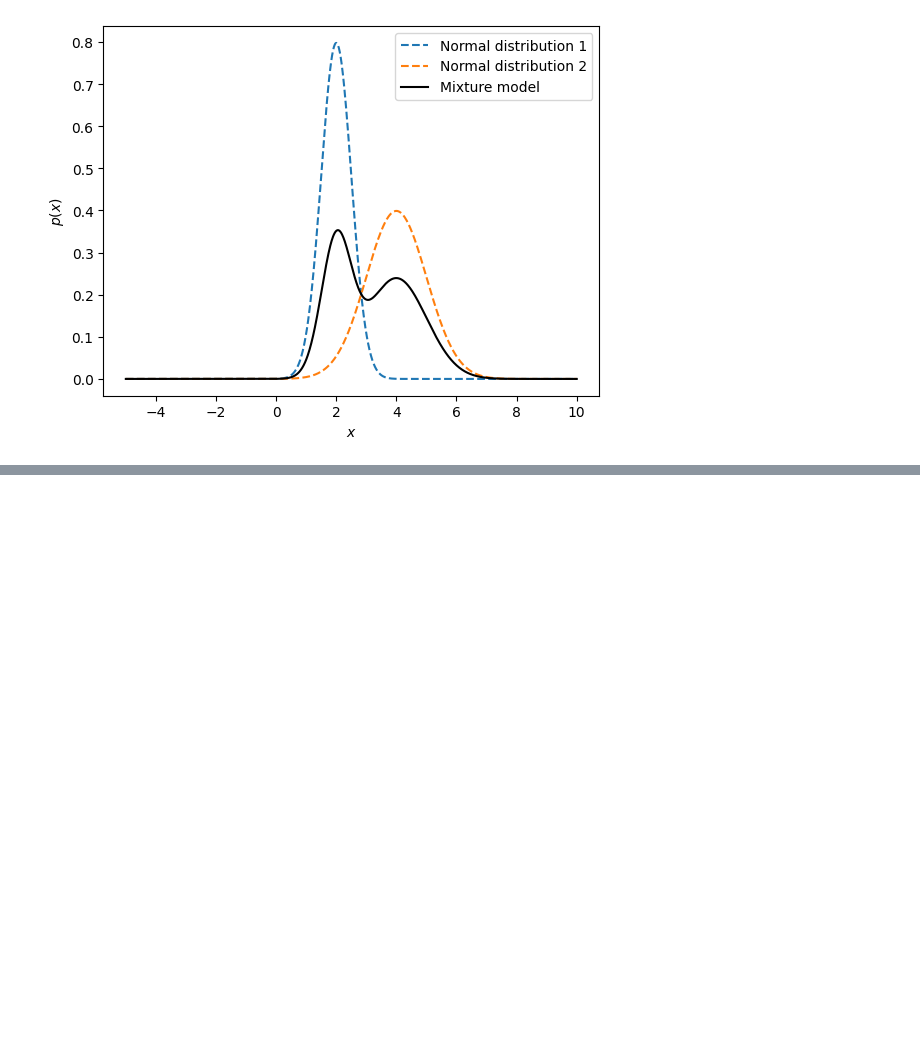
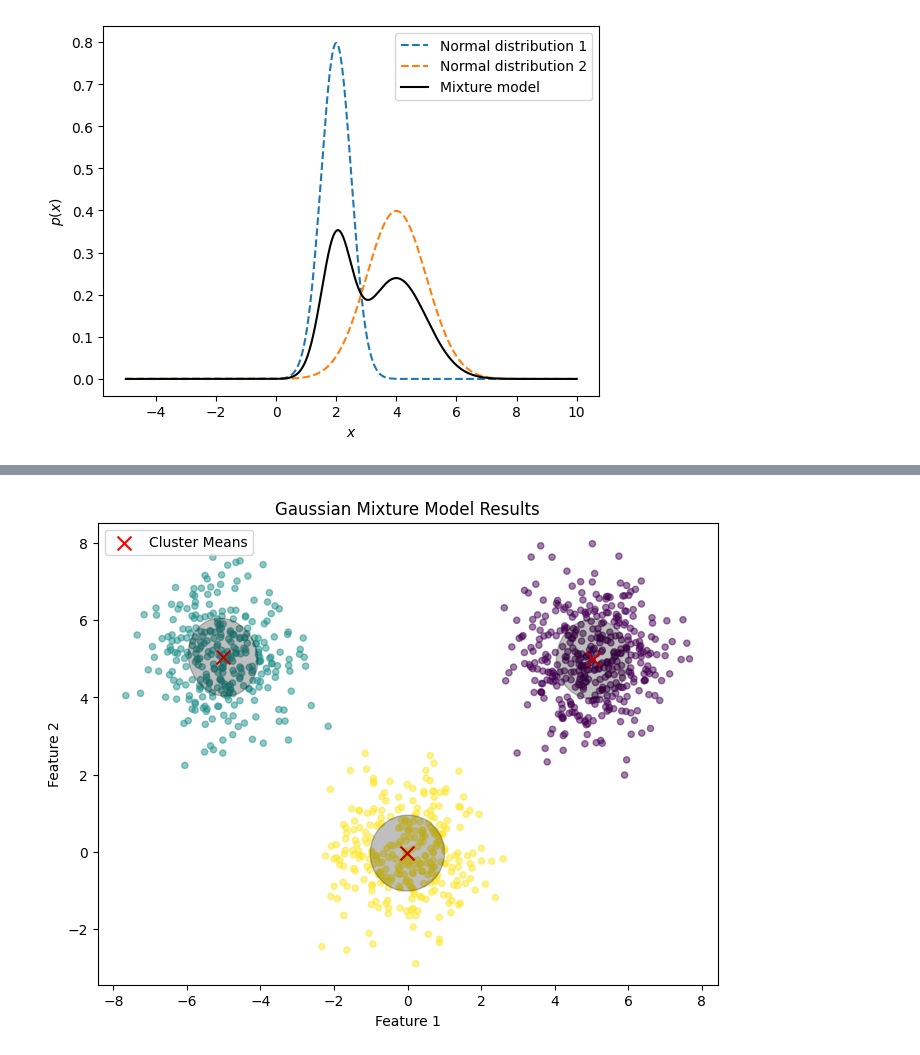
Before and after one commit to priyanshupriyank04/Gaussian_mixture_model, a Jupyter notebook: GMM.ipynb, the cells around one changed output, grey strips where cells are left out. Saved outputs shown, nothing was run; the diff lists cells and outputs as text; code cells hidden in the pictures; blank space fills up the shorter version.

```diff
--- a/GMM.ipynb
+++ b/GMM.ipynb
@@ -44,0 +88,15 @@ mix_normal(m1,s1,m2,s2,w1,w2)
+# %%
+def gmm(x, max_iter=100):
+    """Gaussian mixture model estimation via expectation-maximisation"""
+    mean1, mean2, std1, std2, w1, w2 = init_params(x)
+
+    for i in range(max_iter):
+        print(f"Iteration {i}: μ1 = {mean1:.3f}, σ1 = {std1:.3f}, μ2 = {mean2:.3f}, σ2 = {std2:.3f}, w1 = {w1:.3f}, w2 = {w2:.3f}")
+
+        # Expectation step
+        res1, res2 = expect(x, mean1, mean2, std1, std2, w1, w2)
+
+        # Maximization step
+        mean1, std1, mean2, std2, w1, w2 = maximise(x, res1, res2)
+
+    return mean1, mean2, std1, std2, w1, w2
@@ -44,0 +143,66 @@ mix_normal(m1,s1,m2,s2,w1,w2)
+# %%
+import numpy as np
+import matplotlib.pyplot as plt
+from matplotlib.patches import Ellipse
+from sklearn.mixture import GaussianMixture
+
+
+def plot_gmm_results(X, gmm, title="Gaussian Mixture Model Results"):
+    plt.figure(figsize=(8, 6))
+
+    # Predict cluster labels for each point
+    labels = gmm.predict(X)
+
+    # Plot the data points, colored by cluster
+    plt.scatter(X[:, 0], X[:, 1], c=labels, s=20, cmap='viridis', alpha=0.5)
+
+    # Plot the means
+    plt.scatter(gmm.means_[:, 0], gmm.means_[:, 1],
+                c='red', s=100, marker='x', label='Cluster Means')
+
+    # Draw ellipses to represent covariances
+    for i, (mean, cov) in enumerate(zip(gmm.means_, gmm.covariances_)):
+        draw_ellipse(mean, cov, color='black', alpha=0.25)
+
+    plt.title(title)
+    plt.xlabel("Feature 1")
+    plt.ylabel("Feature 2")
+    plt.legend()
+    plt.show()
+
+def draw_ellipse(position, covariance, color, alpha=0.3):
+    """Draw an ellipse to represent the covariance matrix"""
+    if covariance.shape == (2, 2):
+        # Compute eigenvalues and eigenvectors
+        vals, vecs = np.linalg.eigh(covariance)
+        # Sort eigenvalues in descending order
+        order = vals.argsort()[::-1]
+        vals, vecs = vals[order], vecs[:, order]
+        # Compute ellipse angle and radii
+        theta = np.degrees(np.arctan2(*vecs[:, 0][::-1]))
+        width, height = 2 * np.sqrt(vals)
+        ell = Ellipse(xy=position, width=width, height=height,
+                      angle=theta, color=color, alpha=alpha)
+        plt.gca().add_artist(ell)
+import numpy as np
+from sklearn.mixture import GaussianMixture
+import matplotlib.pyplot as plt
+
+#  Create synthetic data (3 Gaussians)
+true_means = [np.array([0, 0]), np.array([5, 5]), np.array([-5, 5])]
+true_covs = [np.eye(2), np.eye(2), np.eye(2)]
+true_weights = [0.3, 0.4, 0.3]
+
+n_samples = 1000
+
+X = np.vstack([
+    np.random.multivariate_normal(mean, cov, int(w * n_samples))
+    for mean, cov, w in zip(true_means, true_covs, true_weights)
+])
+
+gmm = GaussianMixture(n_components=3, covariance_type='full', random_state=42)
+gmm.fit(X)
+
+plot_gmm_results(X, gmm)
+# %% [output]
+[figure, added]
```
Also changed, not shown: parts of 9 cells of this notebook.
